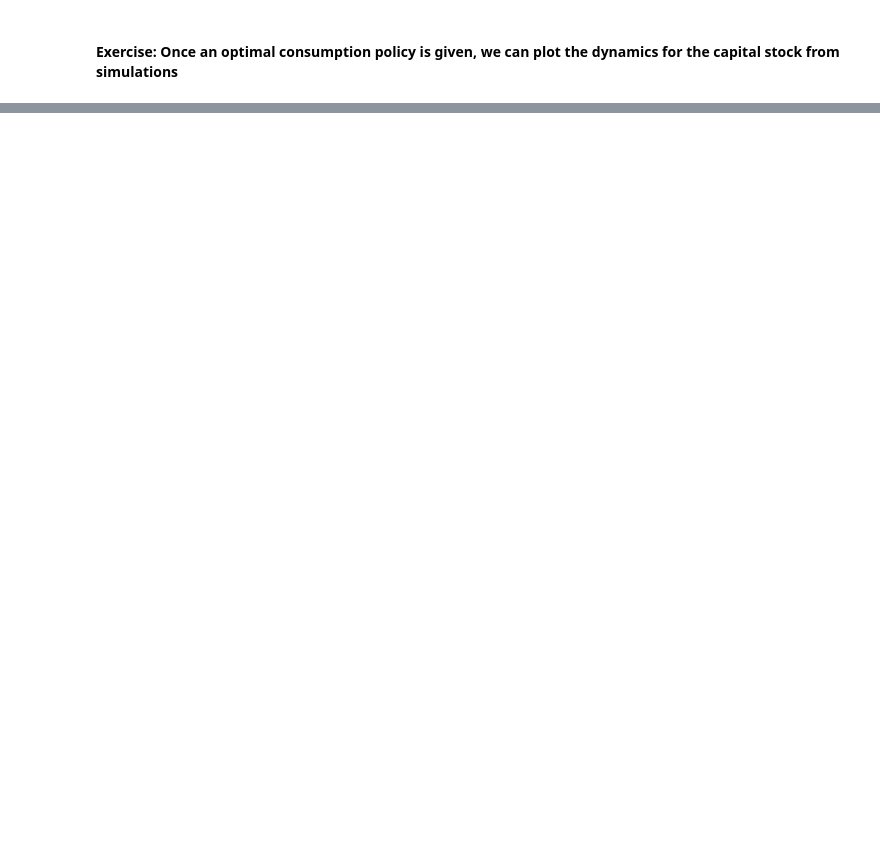
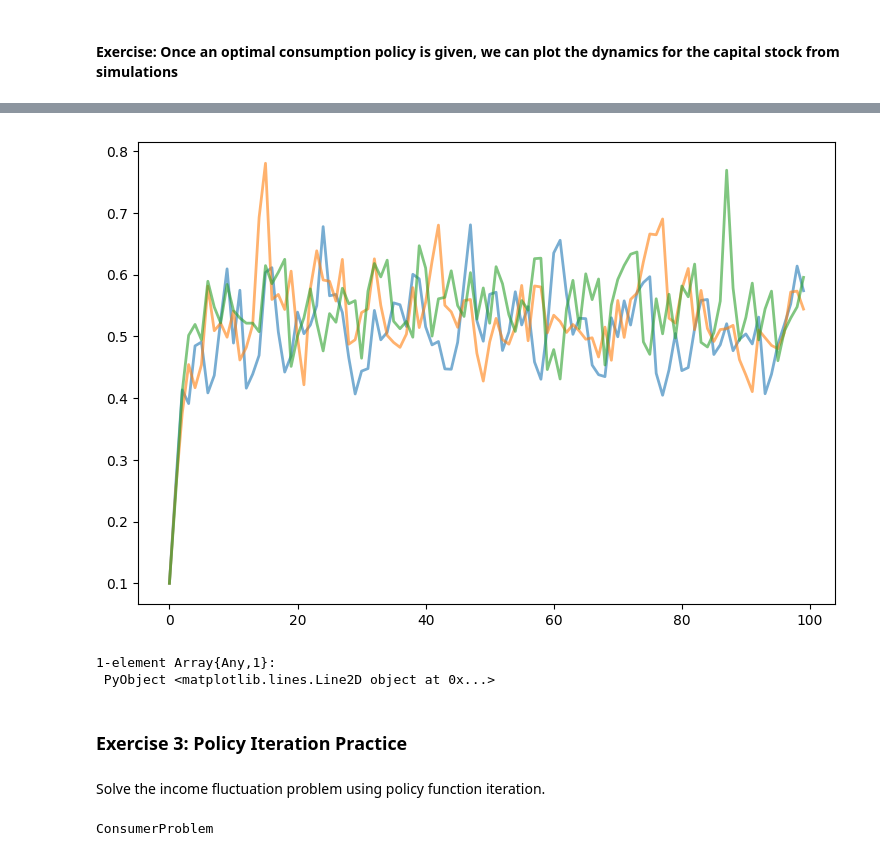
Before and after one commit to azheng25/QuantEcon-Examples, a Jupyter notebook: QuantEconExamplesPart2.ipynb, the cells around one changed output, grey strips where cells are left out. Saved outputs shown, nothing was run; the diff lists cells and outputs as text; code cells hidden in the pictures; blank space fills up the shorter version.

```diff
--- a/QuantEconExamplesPart2.ipynb
+++ b/QuantEconExamplesPart2.ipynb
@@ -287,17 +323,16 @@ show()
 # initial condition is y0=0.1
 # do it for a sequence of three discount factors (0.9,0.94,0.98)
 
-function simulate_capital(grid_y::Array{Float64},beta::Float64,shocks)
+function simulate_capital(yo,grid_y::Array{Float64},beta::Float64,shocks)
     # now use the QuantEcon.compute_fixed_point method to calculate the value function
-    bellman_operator1(w)=bellman_operator(w,grid_y,beta,log,k->k^alpha,shocks)
-    initial_w=5*log(grid_y)
-    vstar=compute_fixed_point(bellman_operator1,initial_w,max_iter=500)
-    vstar,cstar=bellman_operator(vstar,grid_y,beta,log,k->k^alpha,shocks;compute_policy=true)
+    v_old=5*log(grid_y)
+    vstar=compute_fixedpt(1,100)
+    vstar,cstar=bellman_operator(vstar,grid_y,beta,shocks;compute_policy=true)
     cfunc=LinInterp(grid_y,cstar)
     T=100
     ypath=zeros(T,1)
-    kpath=similar(ypath1)
-    ypath[1]=y0
+    kpath=similar(ypath)
+    ypath[1]=yo
     shocks=exp(0.1*randn(T))
     for i=2:T
         c=cfunc(ypath[i-1])
@@ -305,6 +340,6 @@ function simulate_capital(grid_y::Array{Float64},beta::Float64,shocks)
         ypath[i]=(kpath[i]^alpha)*shocks[i]
     end
 
-    return kpath
+    return ypath
 
 end
@@ -313,6 +352,6 @@ beta1=0.9
 beta2=0.94
 beta3=0.98
 shocks=exp(mu+s*randn(100))
-kpath1=simulate_capital(grid_y,0.9,shocks)
-kpath2=simulate_capital(grid_y,0.94,shocks)
-kpath3=simulate_capital(grid_y,0.98,shocks)
+ypath1=simulate_capital(0.1,grid_y,0.9,shocks)
+ypath2=simulate_capital(0.1,grid_y,0.94,shocks)
+ypath3=simulate_capital(0.1,grid_y,0.98,shocks)
@@ -334,0 +393,44 @@ bellman_operator1(w)=bellman_operator(w,grid_y,beta,log,k->k^alpha,shocks)
+# %%
+# Plot simulation results
+fig, ax = subplots(figsize=(9, 6))
+ax[:plot](ypath1, lw=2, alpha=0.6, label="beta = 0.9" )
+ax[:plot](ypath2, lw=2, alpha=0.6, label="beta = 0.94" )
+ax[:plot](ypath3, lw=2, alpha=0.6, label="beta = 0.98" )
+# %% [output]
+[figure, added]
+1-element Array{Any,1}:
+ PyObject <matplotlib.lines.Line2D object at 0x...>
+# %% [markdown]
+### Exercise 3: Policy Iteration Practice
+# %% [markdown]
+Solve the income fluctuation problem using policy function iteration.
+# %%
+using Interpolations
+using Roots
+using Optim
+using QuantEcon
+# set-up model structure
+# utility and marginal utility functions
+u(x) = log(x)
+du(x) = 1 ./ x
+type ConsumerProblem # collect the parameters associated with the IFP
+    r::Float64
+    R::Float64
+    bet::Float64
+    b::Float64
+    Pi::Matrix{Float64}
+    z_vals::Vector{Float64}
+    agrid::LinSpace{Float64}
+
+end
+
+
+function ConsumerProblem(;r=0.01, bet=0.96, Pi=[0.6 0.4; 0.05 0.95],
+                         z_vals=[0.5, 1.0], b=0.0, grid_max=16, grid_size=50)
+    R = 1 + r
+    agrid = linspace(-b, grid_max, grid_size)
+
+    ConsumerProblem(r, R, bet, b, Pi, z_vals, agrid)
+end
+# %% [output]
+ConsumerProblem
```
Also changed, not shown: parts of 16 cells of this notebook.
